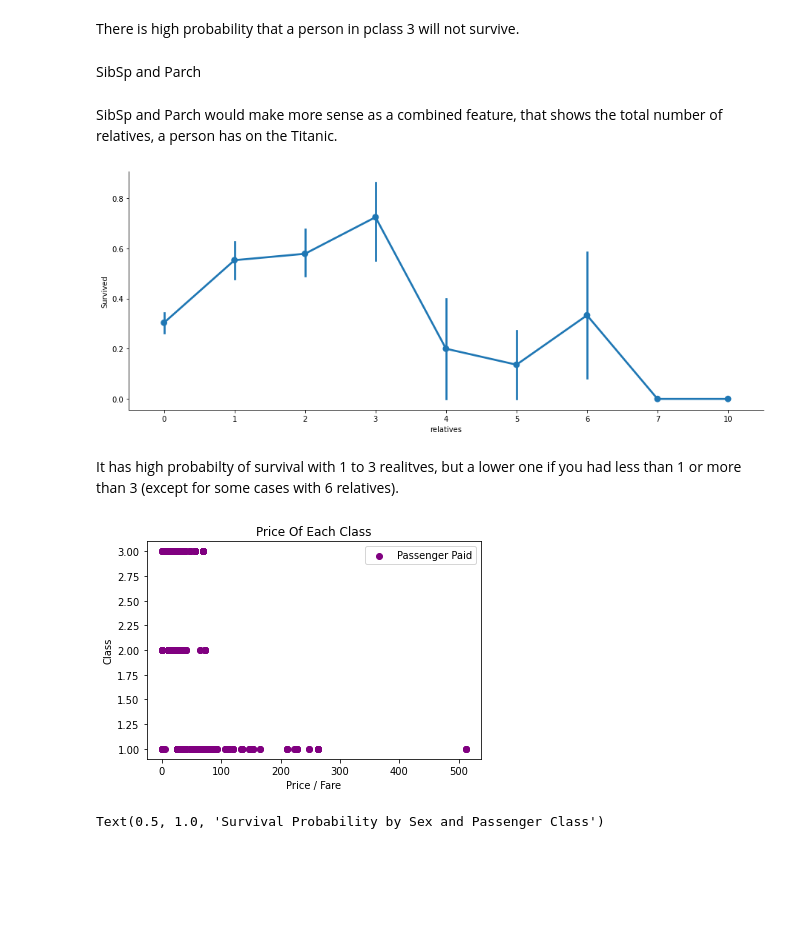
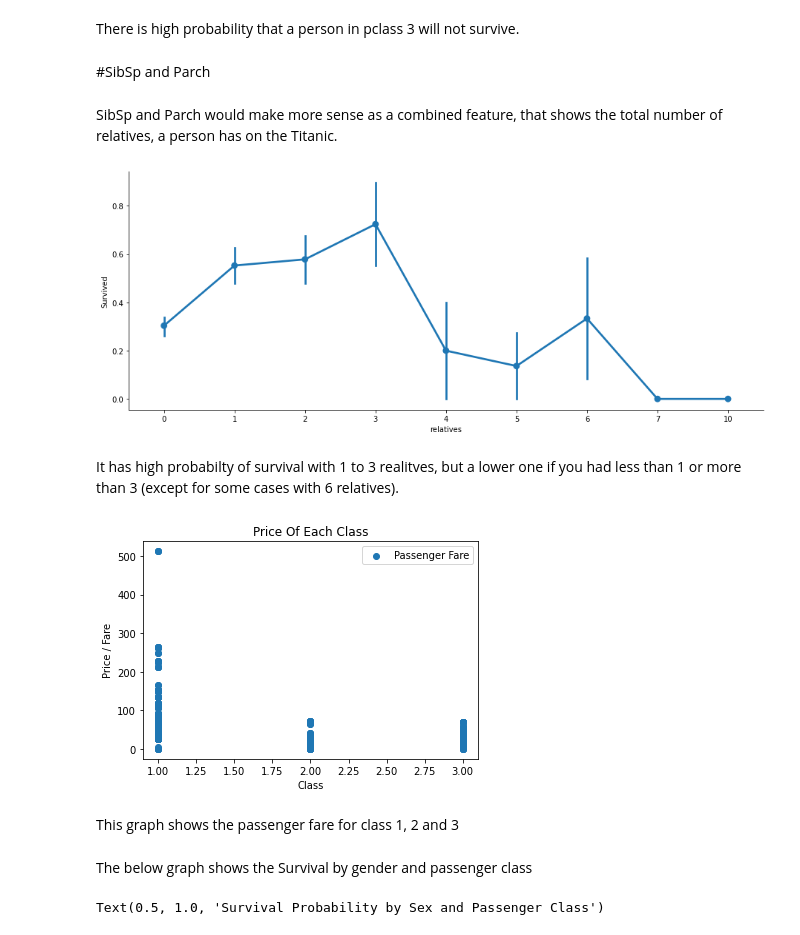
Before and after one commit to jayaemekar/Appiled-Machine-Learning, a Jupyter notebook: EXAM_TITANIC_NextSteps.ipynb, the cells around one changed output. Drawn from its saved outputs; the diff is of its cells as text; code cells hidden in the pictures; blank space fills up the shorter version.

```diff
--- a/EXAM_TITANIC_NextSteps.ipynb
+++ b/EXAM_TITANIC_NextSteps.ipynb
@@ -218,32 +245,34 @@ grid.add_legend();
 # %% [markdown]
 There is high probability that a person in pclass 3 will not survive.
 # %% [markdown]
-SibSp and Parch
+#SibSp and Parch
 # %% [markdown]
 SibSp and Parch would make more sense as a combined feature, that shows the total number of relatives, a person has on the Titanic.
 # %%
-data = [titanic]
-for dataset in data:
-    dataset['relatives'] = dataset['SibSp'] + dataset['Parch']
-    dataset.loc[dataset['relatives'] > 0, 'not_alone'] = 0
-    dataset.loc[dataset['relatives'] == 0, 'not_alone'] = 1
-    dataset['not_alone'] = dataset['not_alone'].astype(int)
+titanic['relatives'] = titanic['SibSp'] + titanic['Parch']
+titanic.loc[titanic['relatives'] > 0, 'not_alone'] = 0
+titanic.loc[titanic['relatives'] == 0, 'not_alone'] = 1
+titanic['not_alone'] = titanic['not_alone'].astype(int)
 titanic['not_alone'].value_counts()
 axes = sns.factorplot('relatives','Survived',
                       data=titanic, aspect = 2.5, )
 # %% [output]
-[figure, old version]
+[figure, new version]
 # %% [markdown]
 It has high probabilty of survival with 1 to 3 realitves, but a lower one if you had less than 1 or more than 3 (except for some cases with 6 relatives).
 # %%
 #Plot the Prices Paid Of Each Class
-plt.scatter(titanic['Fare'], titanic['Pclass'],  color = 'purple', label='Passenger Paid')
-plt.ylabel('Class')
-plt.xlabel('Price / Fare')
+plt.scatter( titanic['Pclass'], titanic['Fare'],label='Passenger Fare')
+plt.xlabel ('Class')
+plt.ylabel('Price / Fare')
 plt.title('Price Of Each Class')
 plt.legend()
 plt.show()
 # %% [output]
-[figure, old version]
+[figure, new version]
+# %% [markdown]
+This graph shows the passenger fare for class 1, 2 and 3
+# %% [markdown]
+The below graph shows the Survival by gender and passenger class
 # %%
 # Survival by gender and passenger class
```
Also changed, not shown: parts of 52 cells of this notebook.
